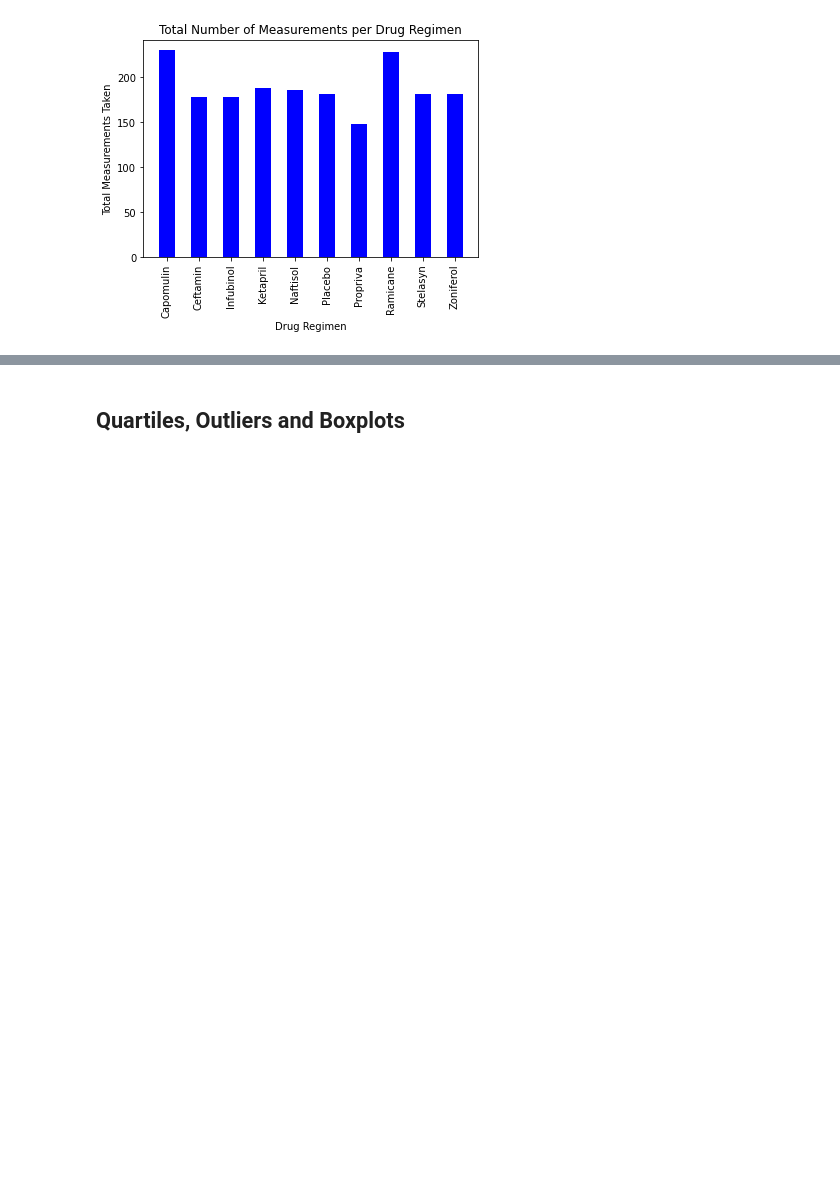
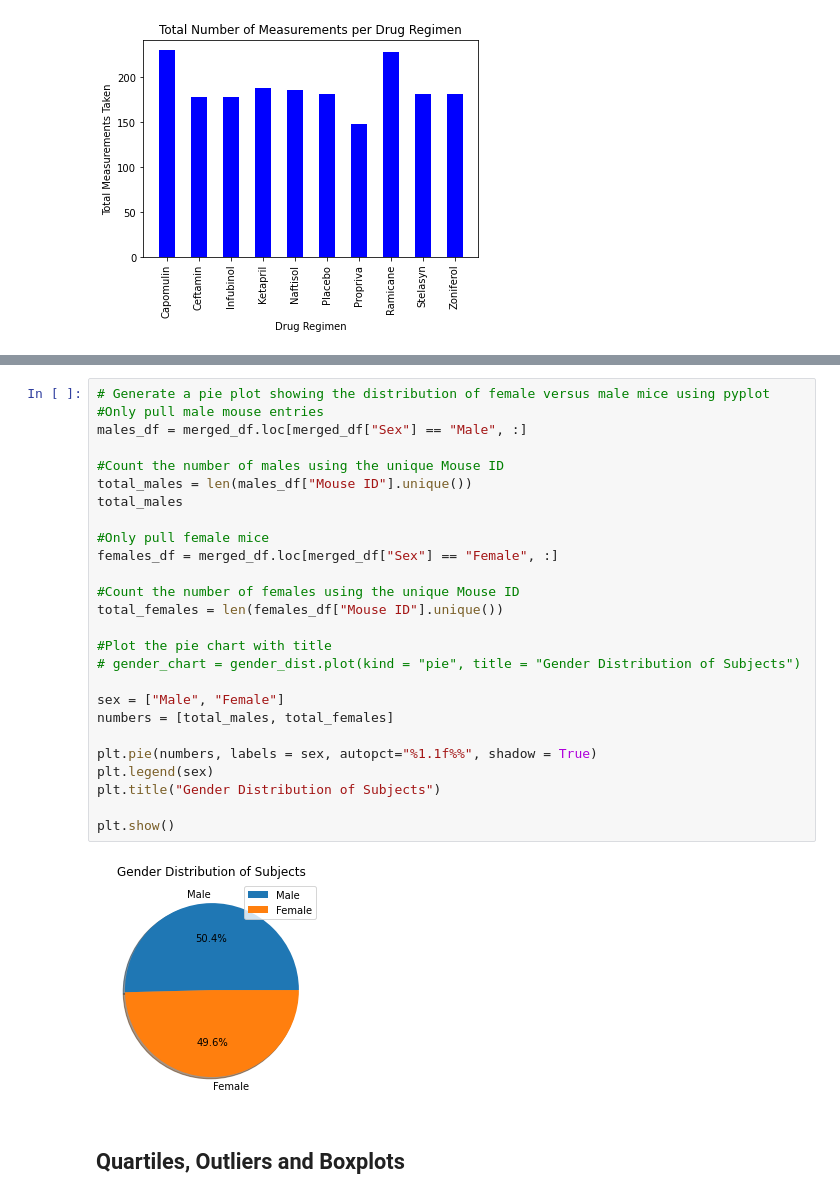
Before and after one commit to cayelsie/Fictional-pharmaceutical-drug-analysis, a Jupyter notebook: Pymaceuticals/pymaceuticals_main.ipynb, the cells around one changed output, grey strips where cells are left out. Cells and saved outputs as stored; diff of their text form; blank space fills up the shorter version.

```diff
--- a/Pymaceuticals/pymaceuticals_main.ipynb
+++ b/Pymaceuticals/pymaceuticals_main.ipynb
@@ -222,3 +238,31 @@ plt.show()
+# %%
+# Generate a pie plot showing the distribution of female versus male mice using pyplot
+#Only pull male mouse entries
+males_df = merged_df.loc[merged_df["Sex"] == "Male", :]
+
+#Count the number of males using the unique Mouse ID
+total_males = len(males_df["Mouse ID"].unique())
+total_males
+
+#Only pull female mice
+females_df = merged_df.loc[merged_df["Sex"] == "Female", :]
+
+#Count the number of females using the unique Mouse ID
+total_females = len(females_df["Mouse ID"].unique())
+
+#Plot the pie chart with title
+# gender_chart = gender_dist.plot(kind = "pie", title = "Gender Distribution of Subjects")
+
+sex = ["Male", "Female"]
+numbers = [total_males, total_females]
+
+plt.pie(numbers, labels = sex, autopct="%1.1f%%", shadow = True)
+plt.legend(sex)
+plt.title("Gender Distribution of Subjects")
+
+plt.show()
+# %% [output]
+[figure, added]
 # %% [markdown]
 ## Quartiles, Outliers and Boxplots
 # %%
```
Also changed, not shown: parts of 3 cells of this notebook.
